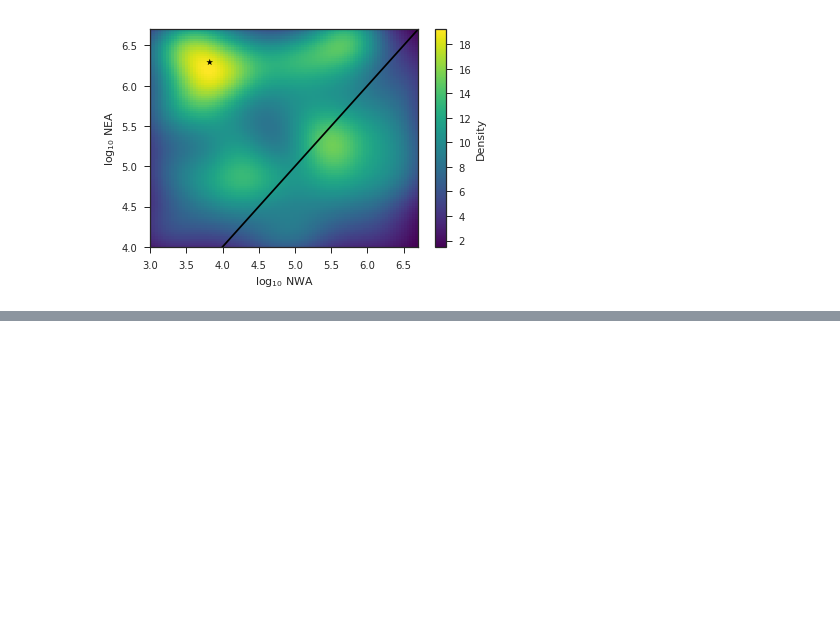
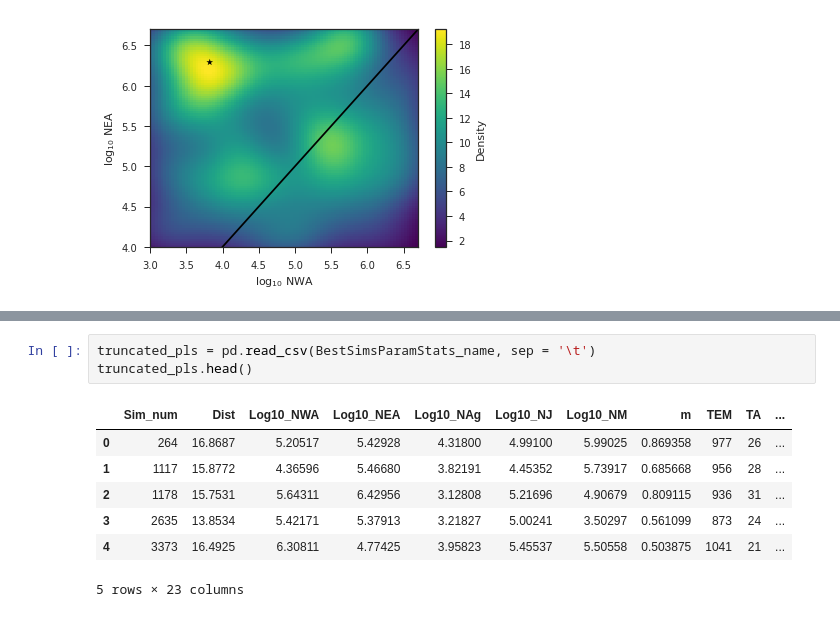
Before and after one commit to agladstein/ABC_results_AJ, a Jupyter notebook: chr1_AJmodels/assess_ABCtoolbox.ipynb, the cells around one changed output, grey strips where cells are left out. Drawn from its saved outputs; the diff is of its cells as text; blank space fills up the shorter version.

```diff
--- a/chr1_AJmodels/assess_ABCtoolbox.ipynb
+++ b/chr1_AJmodels/assess_ABCtoolbox.ipynb
@@ -630,0 +719,11 @@ plot_joint_mtpltlb(joint_NEA_NWA_df_pls, df_chrs_reformat_pls)
+# %%
+truncated_pls = pd.read_csv(BestSimsParamStats_name, sep = '\t')
+truncated_pls.head()
+# %% [output]
+|  | Sim_num | Dist | Log10_NWA | Log10_NEA | Log10_NAg | Log10_NJ | Log10_NM | m | TEM | TA | ... |
+| 0 | 264 | 16.8687 | 5.20517 | 5.42928 | 4.31800 | 4.99100 | 5.99025 | 0.869358 | 977 | 26 | ... |
+| 1 | 1117 | 15.8772 | 4.36596 | 5.46680 | 3.82191 | 4.45352 | 5.73917 | 0.685668 | 956 | 28 | ... |
+| 2 | 1178 | 15.7531 | 5.64311 | 6.42956 | 3.12808 | 5.21696 | 4.90679 | 0.809115 | 936 | 31 | ... |
+| 3 | 2635 | 13.8534 | 5.42171 | 5.37913 | 3.21827 | 5.00241 | 3.50297 | 0.561099 | 873 | 24 | ... |
+| 4 | 3373 | 16.4925 | 6.30811 | 4.77425 | 3.95823 | 5.45537 | 5.50558 | 0.503875 | 1041 | 21 | ... |
+5 rows × 23 columns
```
Also changed, not shown: parts of 16 cells of this notebook, 2 other files.
